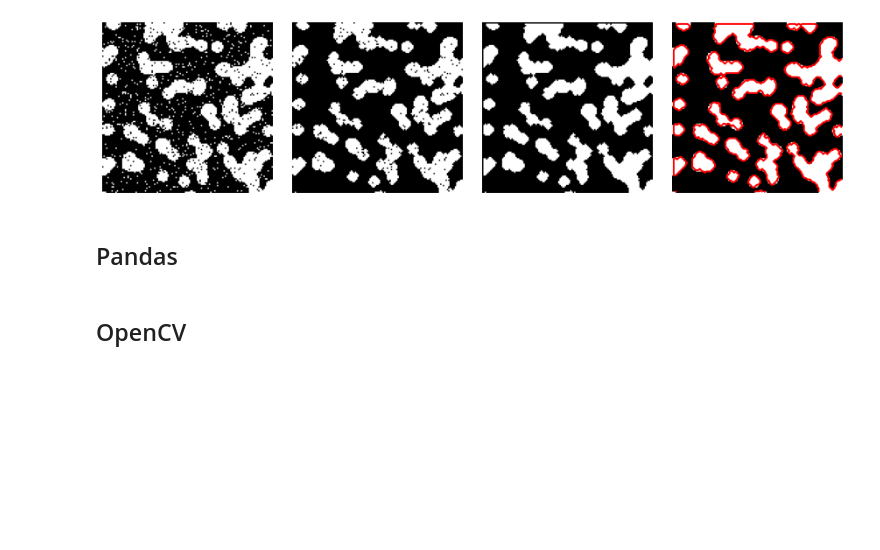
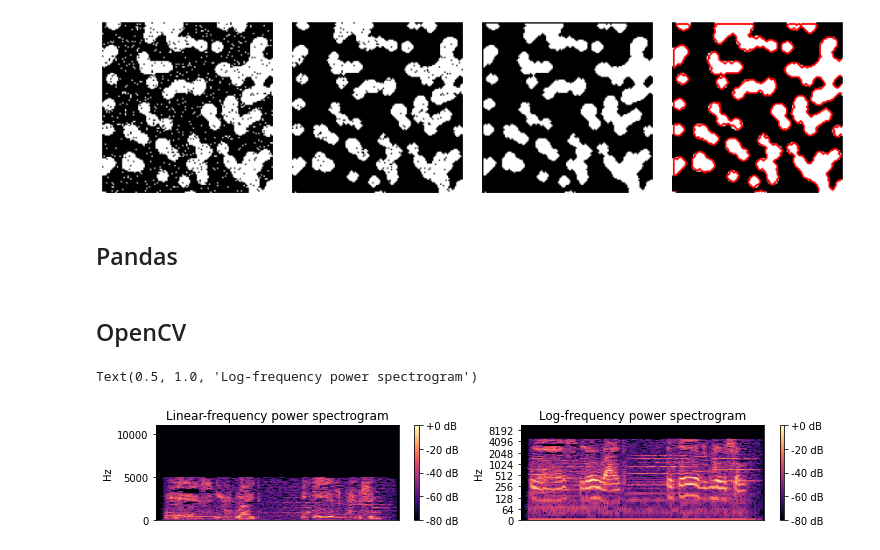
Before and after one commit to cryoguy/studygroup, a Jupyter notebook: 01-intro.ipynb, the cells around one changed output. Drawn from its saved outputs; the diff is of its cells as text; code cells hidden in the pictures; blank space fills up the shorter version.

```diff
--- a/01-intro.ipynb
+++ b/01-intro.ipynb
@@ -309,3 +357,29 @@ while True:
 # When everything done, release the capture
 cap.release()
 cv.destroyAllWindows()
+# %%
+import librosa  # python package for music and audio analysis
+import librosa.display
+import matplotlib.pyplot as plt
+import numpy as np
+
+audio_file = "./testing_audio.mp3"
+y, sr = librosa.load(audio_file)
+plt.figure(figsize=(12, 8))
+
+
+# Visualize an STFT power spectrum
+D = librosa.amplitude_to_db(np.abs(librosa.stft(y)), ref=np.max)
+plt.subplot(4, 2, 1)
+librosa.display.specshow(D, y_axis="linear")
+plt.colorbar(format="%+2.0f dB")
+plt.title("Linear-frequency power spectrogram")
+
+# Or on a logarithmic scale
+plt.subplot(4, 2, 2)
+librosa.display.specshow(D, y_axis="log")
+plt.colorbar(format="%+2.0f dB")
+plt.title("Log-frequency power spectrogram")
+# %% [output]
+Text(0.5, 1.0, 'Log-frequency power spectrogram')
+[figure, added]
```
Also changed, not shown: parts of 20 cells of this notebook.
